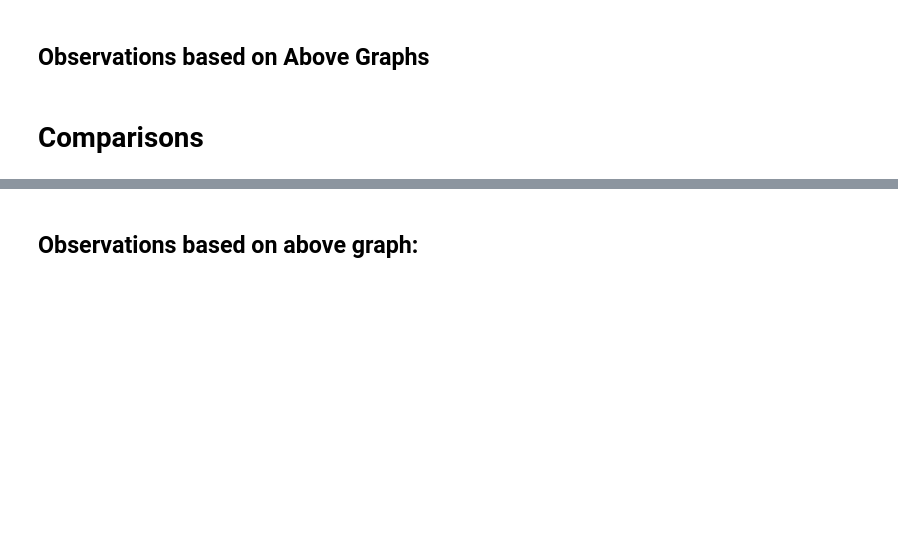
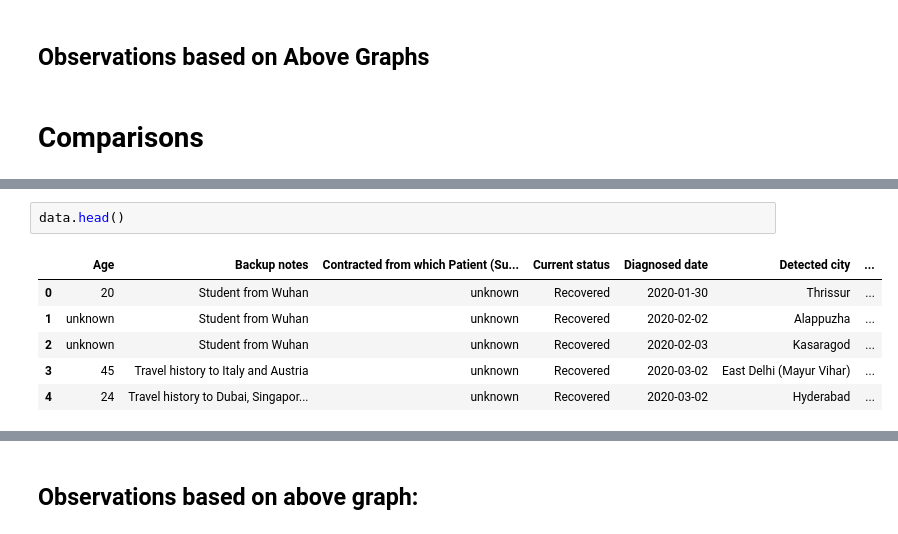
Before and after one commit to Covid-Analytics-India/covid19-analysis, a Jupyter notebook: SarthakTesting.ipynb, the cells around one changed output, grey strips where cells are left out. Cells and saved outputs as stored; diff of their text form; blank space fills up the shorter version.

```diff
--- a/SarthakTesting.ipynb
+++ b/SarthakTesting.ipynb
@@ -627 +638,10 @@ updated_data.sample(5)'''
+# %%
+data.head()
+# %% [output]
+|  | Age | Backup notes | Contracted from which Patient (Su... | Current status | Diagnosed date | Detected city | ... |
+| 0 | 20 | Student from Wuhan | unknown | Recovered | 2020-01-30 | Thrissur | ... |
+| 1 | unknown | Student from Wuhan | unknown | Recovered | 2020-02-02 | Alappuzha | ... |
+| 2 | unknown | Student from Wuhan | unknown | Recovered | 2020-02-03 | Kasaragod | ... |
+| 3 | 45 | Travel history to Italy and Austria | unknown | Recovered | 2020-03-02 | East Delhi (Mayur Vihar) | ... |
+| 4 | 24 | Travel history to Dubai, Singapor... | unknown | Recovered | 2020-03-02 | Hyderabad | ... |
 # %%
```
Also changed, not shown: parts of 15 cells of this notebook.
